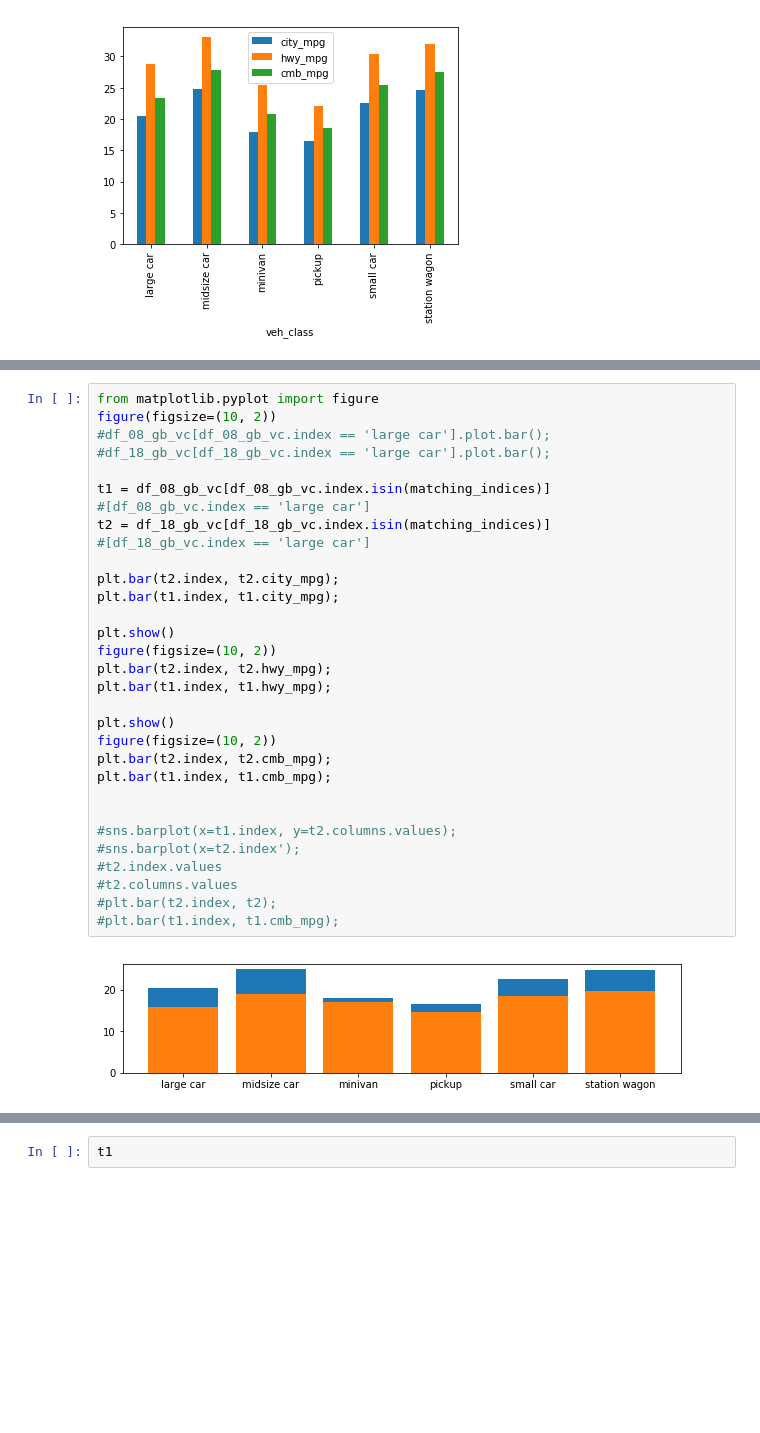
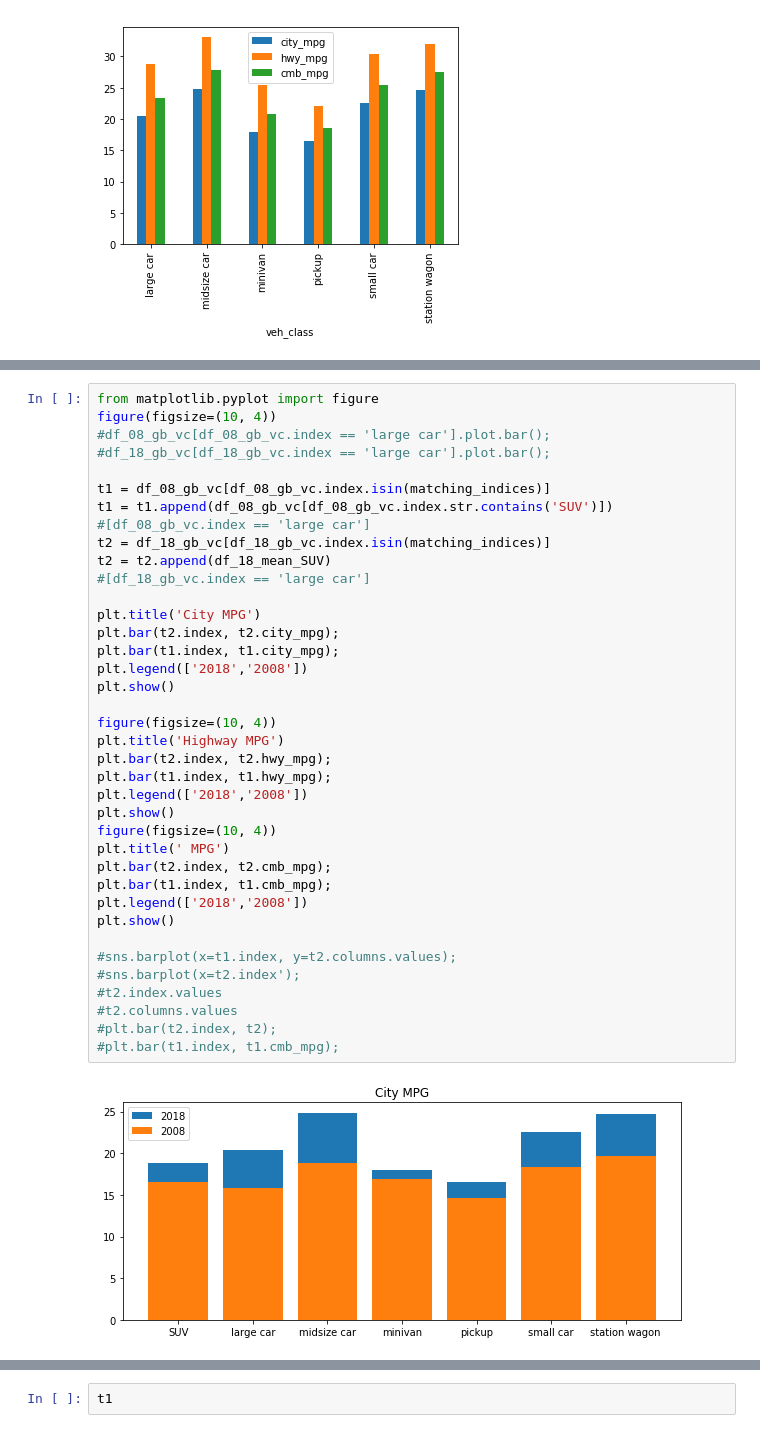
Before and after one commit to ladorabl/udacity_data_analyst_nd, a Jupyter notebook: lesson5_dataAnalysisProcess_caseStudy2/drawing_conclusions.ipynb, the cells around one changed output, grey strips where cells are left out. Cells and saved outputs as stored; diff of their text form; blank space fills up the shorter version.

```diff
--- a/lesson5_dataAnalysisProcess_caseStudy2/drawing_conclusions.ipynb
+++ b/lesson5_dataAnalysisProcess_caseStudy2/drawing_conclusions.ipynb
@@ -158,33 +164,40 @@ df_18_gb_vc[df_18_gb_vc.index.isin(matching_indices)].plot.bar();
 # %%
 from matplotlib.pyplot import figure
-figure(figsize=(10, 2))
+figure(figsize=(10, 4))
 #df_08_gb_vc[df_08_gb_vc.index == 'large car'].plot.bar();
 #df_18_gb_vc[df_18_gb_vc.index == 'large car'].plot.bar();
 
 t1 = df_08_gb_vc[df_08_gb_vc.index.isin(matching_indices)]
+t1 = t1.append(df_08_gb_vc[df_08_gb_vc.index.str.contains('SUV')])
 #[df_08_gb_vc.index == 'large car']
 t2 = df_18_gb_vc[df_18_gb_vc.index.isin(matching_indices)]
+t2 = t2.append(df_18_mean_SUV)
 #[df_18_gb_vc.index == 'large car']
 
+plt.title('City MPG')
 plt.bar(t2.index, t2.city_mpg);
 plt.bar(t1.index, t1.city_mpg);
+plt.legend(['2018','2008'])
+plt.show()
 
-plt.show()
-figure(figsize=(10, 2))
+figure(figsize=(10, 4))
+plt.title('Highway MPG')
 plt.bar(t2.index, t2.hwy_mpg);
 plt.bar(t1.index, t1.hwy_mpg);
-
+plt.legend(['2018','2008'])
 plt.show()
-figure(figsize=(10, 2))
+figure(figsize=(10, 4))
+plt.title(' MPG')
 plt.bar(t2.index, t2.cmb_mpg);
 plt.bar(t1.index, t1.cmb_mpg);
-
+plt.legend(['2018','2008'])
+plt.show()
 
 #sns.barplot(x=t1.index, y=t2.columns.values);
 #sns.barplot(x=t2.index');
 #t2.index.values
 #t2.columns.values
 #plt.bar(t2.index, t2);
 #plt.bar(t1.index, t1.cmb_mpg);
 # %% [output]
-[figure, old version]
+[figure, new version]
```
Also changed, not shown: parts of 2 cells of this notebook.
